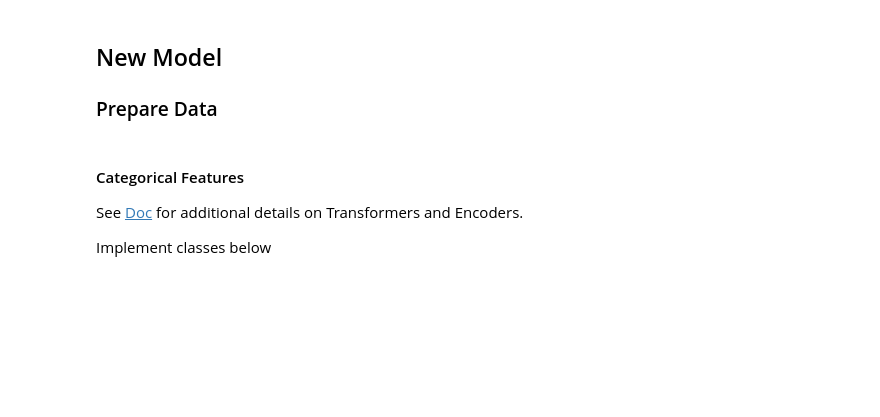
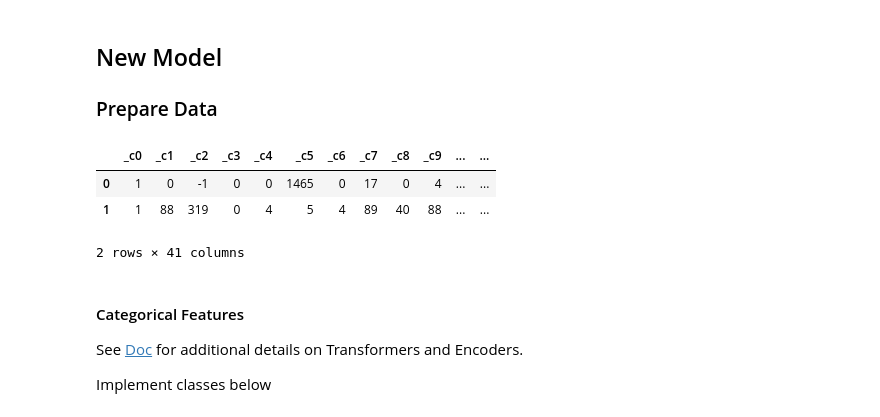
Before and after one commit to bruce-willis/MLBD, a Jupyter notebook: gradient_boosting/notebooks/xgboost.ipynb, the cells around one changed output. Cells and saved outputs as stored; diff of their text form; code cells hidden in the pictures; blank space fills up the shorter version.

```diff
--- a/gradient_boosting/notebooks/xgboost.ipynb
+++ b/gradient_boosting/notebooks/xgboost.ipynb
@@ -258,6 +261,14 @@ df = sqlContext.read.format("com.databricks.spark.csv") \
     .load('file:///' + TRAIN_PATH)
 
 df = df.sample(False, 0.5)
+df = df.fillna(0, subset=num_columns)
+# %%
+df.limit(2).toPandas()
+# %% [output]
+|  | _c0 | _c1 | _c2 | _c3 | _c4 | _c5 | _c6 | _c7 | _c8 | _c9 | ... | ... |
+| 0 | 1 | 0 | -1 | 0 | 0 | 1465 | 0 | 17 | 0 | 4 | ... | ... |
+| 1 | 1 | 88 | 319 | 0 | 4 | 5 | 4 | 89 | 40 | 88 | ... | ... |
+2 rows × 41 columns
 # %% [markdown]
 #### Categorical Features
 
```
Also changed, not shown: parts of 22 cells of this notebook.
